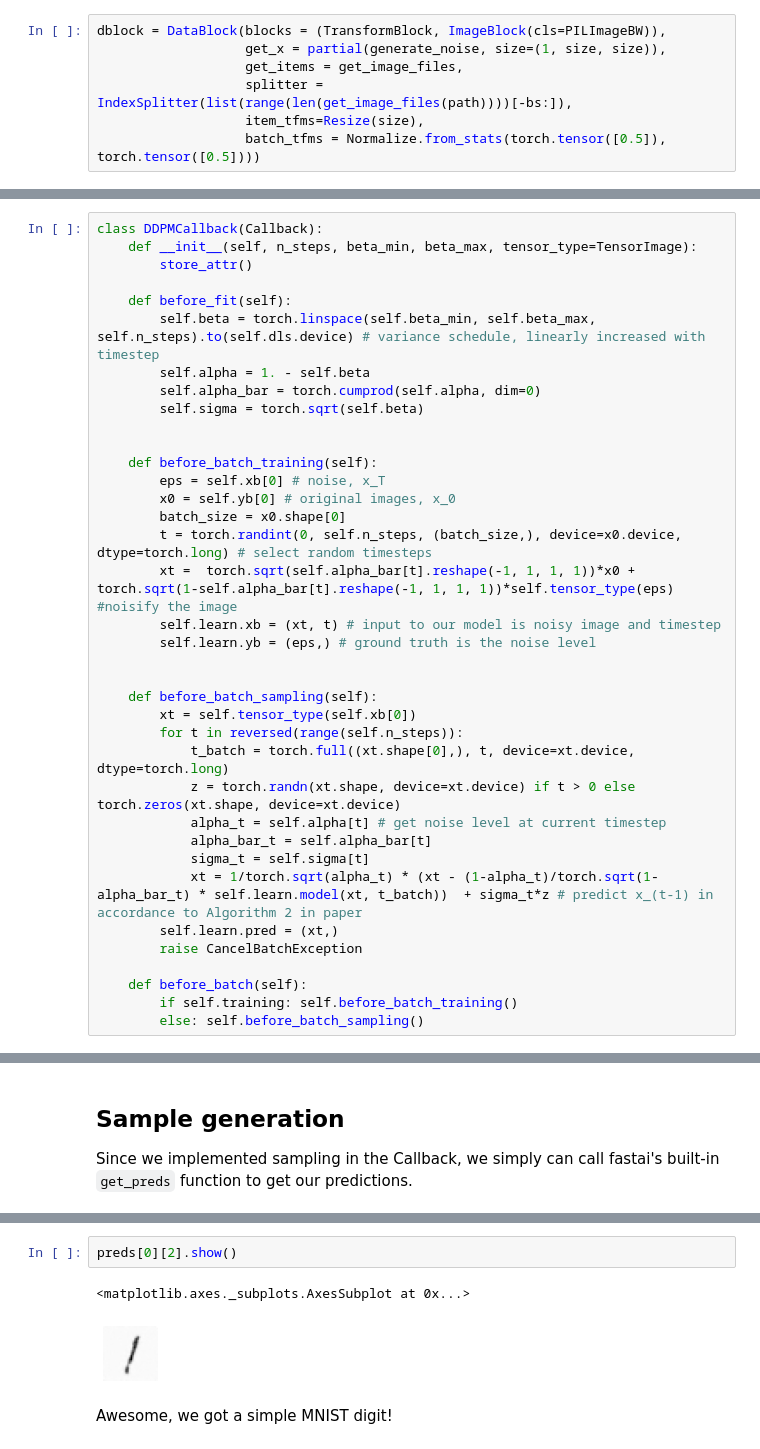
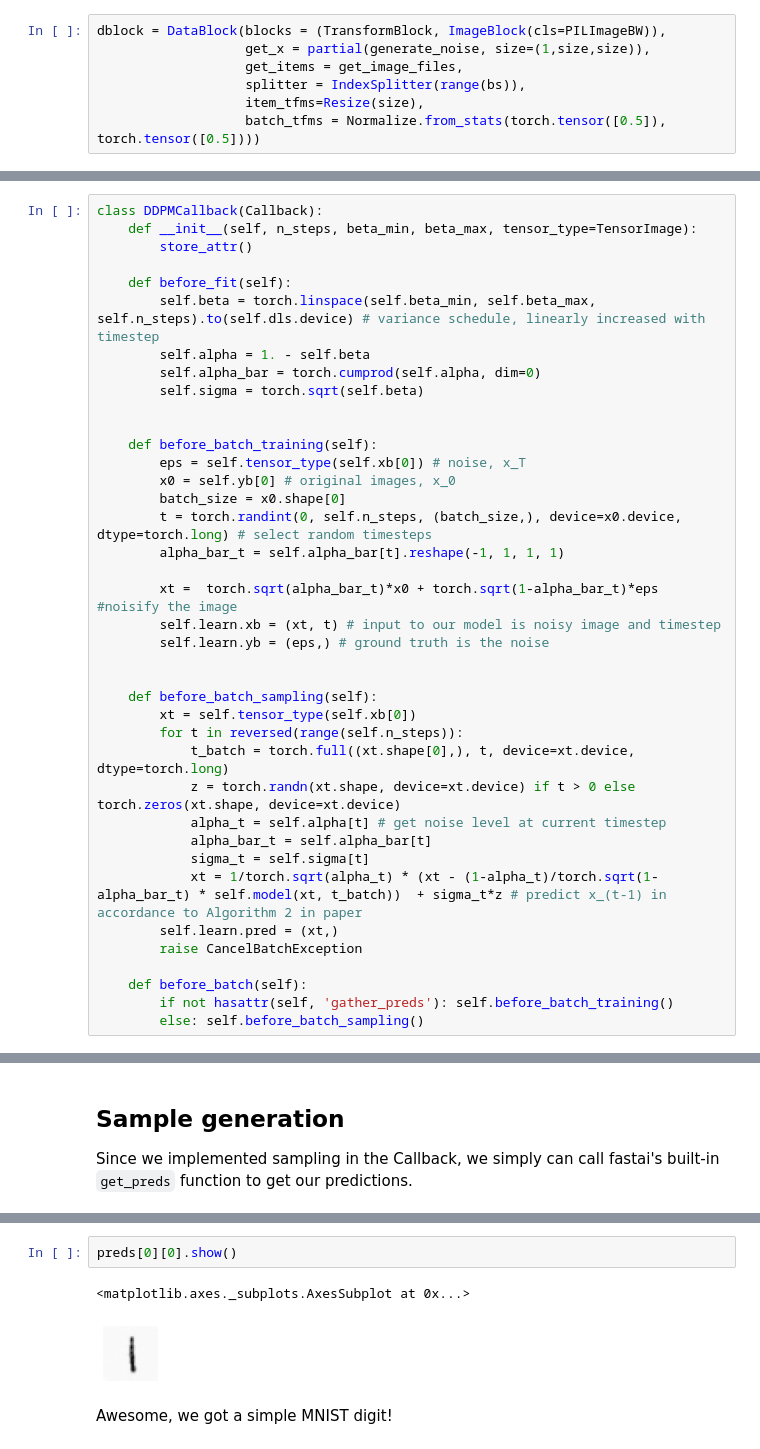
Before and after one commit to fastai/fastdiffusion, a Jupyter notebook: nbs/Diffusion_models_with_fastai.ipynb, the cells around one changed output, grey strips where cells are left out. Saved outputs shown, nothing was run; the diff lists cells and outputs as text.

```diff
--- a/nbs/Diffusion_models_with_fastai.ipynb
+++ b/nbs/Diffusion_models_with_fastai.ipynb
@@ -31,9 +31,9 @@ We use the highly flexible DataBlock API in fastai to create our DataLoaders.
 Note that we start with pure noise, generated with the obviously named `generate_noise` function.
 # %%
 dblock = DataBlock(blocks = (TransformBlock, ImageBlock(cls=PILImageBW)),
-                   get_x = partial(generate_noise, size=(1, size, size)),
+                   get_x = partial(generate_noise, size=(1,size,size)),
                    get_items = get_image_files,
-                   splitter = IndexSplitter(list(range(len(get_image_files(path))))[-bs:]),
+                   splitter = IndexSplitter(range(bs)),
                    item_tfms=Resize(size),
                    batch_tfms = Normalize.from_stats(torch.tensor([0.5]), torch.tensor([0.5])))
 # %%
@@ -73,13 +73,15 @@ class DDPMCallback(Callback):
 
 
     def before_batch_training(self):
-        eps = self.xb[0] # noise, x_T
+        eps = self.tensor_type(self.xb[0]) # noise, x_T
         x0 = self.yb[0] # original images, x_0
         batch_size = x0.shape[0]
         t = torch.randint(0, self.n_steps, (batch_size,), device=x0.device, dtype=torch.long) # select random timesteps
-        xt =  torch.sqrt(self.alpha_bar[t].reshape(-1, 1, 1, 1))*x0 + torch.sqrt(1-self.alpha_bar[t].reshape(-1, 1, 1, 1))*self.tensor_type(eps) #noisify the image
+        alpha_bar_t = self.alpha_bar[t].reshape(-1, 1, 1, 1)
+
+        xt =  torch.sqrt(alpha_bar_t)*x0 + torch.sqrt(1-alpha_bar_t)*eps #noisify the image
         self.learn.xb = (xt, t) # input to our model is noisy image and timestep
-        self.learn.yb = (eps,) # ground truth is the noise level
+        self.learn.yb = (eps,) # ground truth is the noise
 
 
     def before_batch_sampling(self):
@@ -90,12 +92,12 @@ class DDPMCallback(Callback):
             alpha_t = self.alpha[t] # get noise level at current timestep
             alpha_bar_t = self.alpha_bar[t]
             sigma_t = self.sigma[t]
-            xt = 1/torch.sqrt(alpha_t) * (xt - (1-alpha_t)/torch.sqrt(1-alpha_bar_t) * self.learn.model(xt, t_batch))  + sigma_t*z # predict x_(t-1) in accordance to Algorithm 2 in paper
+            xt = 1/torch.sqrt(alpha_t) * (xt - (1-alpha_t)/torch.sqrt(1-alpha_bar_t) * self.model(xt, t_batch))  + sigma_t*z # predict x_(t-1) in accordance to Algorithm 2 in paper
         self.learn.pred = (xt,)
         raise CancelBatchException
 
     def before_batch(self):
-        if self.training: self.before_batch_training()
+        if not hasattr(self, 'gather_preds'): self.before_batch_training()
         else: self.before_batch_sampling()
 # %% [markdown]
 Let's now initialize our model:
@@ -135,10 +137,10 @@ preds = ddpm_learner.get_preds()
 # %% [output]
 [interactive output not drawn]
 # %%
-preds[0][2].show()
+preds[0][0].show()
 # %% [output]
 <matplotlib.axes._subplots.AxesSubplot at 0x...>
-[figure, old version]
+[figure, new version]
 # %% [markdown]
 Awesome, we got a simple MNIST digit!
 # %% [markdown]
```
Also changed, not shown: parts of 16 cells of this notebook.
